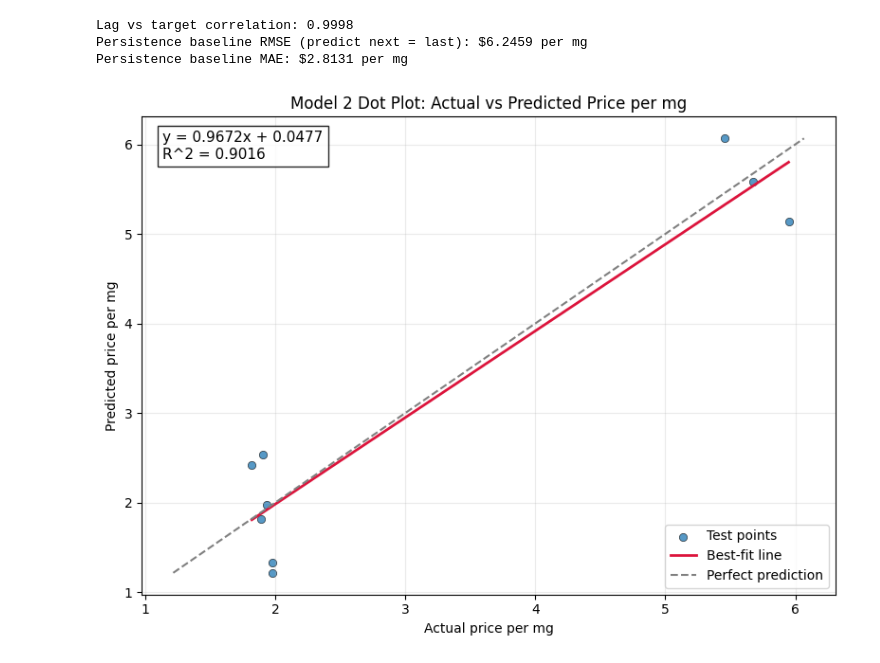
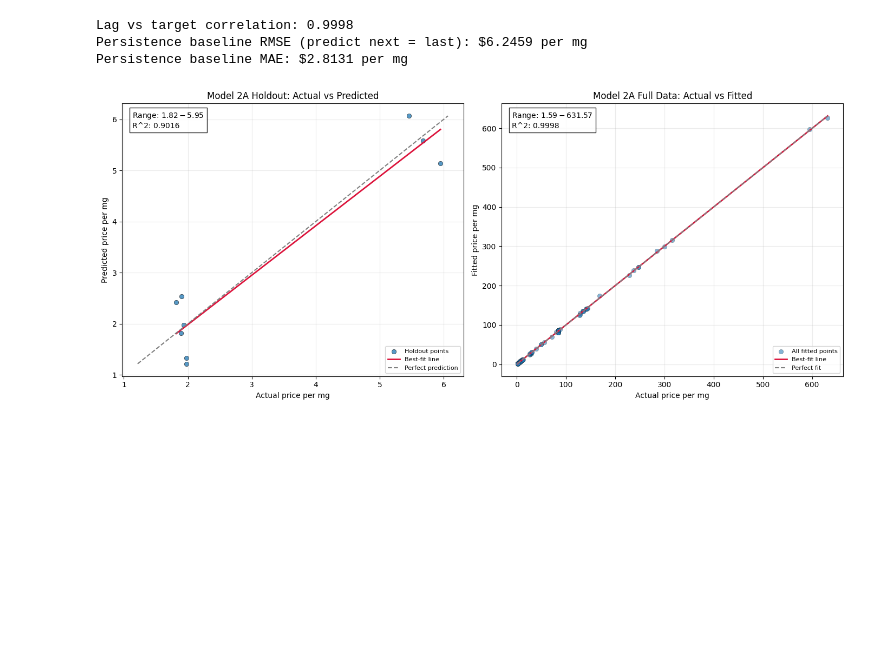
Before and after one commit to remisperando/FDA-dosing, a Jupyter notebook: statistical_testing_price_model.ipynb, the cells around one changed output. Saved outputs shown, nothing was run; the diff lists cells and outputs as text; code cells hidden in the pictures; blank space fills up the shorter version.

Commit message:
more modelling

```diff
--- a/statistical_testing_price_model.ipynb
+++ b/statistical_testing_price_model.ipynb
@@ -616,38 +647,95 @@ Lag vs target correlation: 0.9998
 Persistence baseline RMSE (predict next = last): $6.2459 per mg
 Persistence baseline MAE: $2.8131 per mg
 # %%
-# MODEL 2A visualization: dot plot (actual vs predicted) with equation and R^2
-if 'y2_test' in globals() and 'y2_pred' in globals() and len(y2_test) > 1:
+# MODEL 2A visualization: compare holdout-only vs full-data fitted coverage
+has_holdout = 'y2_test' in globals() and 'y2_pred' in globals() and len(y2_test) > 1
+has_full = 'y2_all' in globals() and 'y2_pred_all' in globals() and len(y2_all) > 1
+
+if has_holdout and has_full:
+    fig, axes = plt.subplots(1, 2, figsize=(14, 6))
+
+    # Left panel: holdout (the stricter validation view)
+    actual_h = np.asarray(y2_test, dtype=float)
+    pred_h = np.asarray(y2_pred, dtype=float)
+    m_h, b_h = np.polyfit(actual_h, pred_h, 1)
+    xh = np.linspace(actual_h.min(), actual_h.max(), 200)
+    yh = m_h * xh + b_h
+
+    axes[0].scatter(actual_h, pred_h, alpha=0.75, edgecolor='black', linewidth=0.5, label='Holdout points')
+    axes[0].plot(xh, yh, color='crimson', linewidth=2, label='Best-fit line')
+    lim_min_h = min(actual_h.min(), pred_h.min())
+    lim_max_h = max(actual_h.max(), pred_h.max())
+    axes[0].plot([lim_min_h, lim_max_h], [lim_min_h, lim_max_h], linestyle='--', color='gray', linewidth=1.5, label='Perfect prediction')
+    axes[0].set_title('Model 2A Holdout: Actual vs Predicted')
+    axes[0].set_xlabel('Actual price per mg')
+    axes[0].set_ylabel('Predicted price per mg')
+    axes[0].grid(alpha=0.25)
+    axes[0].legend(fontsize=8)
+    axes[0].text(
+        0.03, 0.97,
+        f"Range: ${actual_h.min():.2f}-${actual_h.max():.2f}\nR^2: {r2_model2:.4f}",
+        transform=axes[0].transAxes,
+        fontsize=10,
+        va='top',
+        bbox=dict(facecolor='white', alpha=0.85, edgecolor='black')
+    )
+
+    # Right panel: full-data fit (used for per-group prediction coverage)
+    actual_f = np.asarray(y2_all, dtype=float)
+    pred_f = np.asarray(y2_pred_all, dtype=float)
+    m_f, b_f = np.polyfit(actual_f, pred_f, 1)
+    xf = np.linspace(actual_f.min(), actual_f.max(), 200)
+    yf = m_f * xf + b_f
+
+    axes[1].scatter(actual_f, pred_f, alpha=0.55, edgecolor='black', linewidth=0.3, label='All fitted points')
+    axes[1].plot(xf, yf, color='crimson', linewidth=2, label='Best-fit line')
+    lim_min_f = min(actual_f.min(), pred_f.min())
+    lim_max_f = max(actual_f.max(), pred_f.max())
+    axes[1].plot([lim_min_f, lim_max_f], [lim_min_f, lim_max_f], linestyle='--', color='gray', linewidth=1.5, label='Perfect fit')
+    axes[1].set_title('Model 2A Full Data: Actual vs Fitted')
+    axes[1].set_xlabel('Actual price per mg')
+    axes[1].set_ylabel('Fitted price per mg')
+    axes[1].grid(alpha=0.25)
+    axes[1].legend(fontsize=8)
+    axes[1].text(
+        0.03, 0.97,
+        f"Range: ${actual_f.min():.2f}-${actual_f.max():.2f}\nR^2: {r2_model2_all:.4f}",
+        transform=axes[1].transAxes,
+        fontsize=10,
+        va='top',
+        bbox=dict(facecolor='white', alpha=0.85, edgecolor='black')
+    )
+
+    plt.tight_layout()
+    plt.show()
+
+elif has_holdout:
     actual = np.asarray(y2_test, dtype=float)
     predicted = np.asarray(y2_pred, dtype=float)
-
-    # Fit line on the scatter itself: predicted = m * actual + b
     m, b = np.polyfit(actual, predicted, 1)
     x_line = np.linspace(actual.min(), actual.max(), 200)
     y_line = m * x_line + b
 
     plt.figure(figsize=(8, 6))
     plt.scatter(actual, predicted, alpha=0.75, edgecolor='black', linewidth=0.5, label='Test points')
     plt.plot(x_line, y_line, color='crimson', linewidth=2, label='Best-fit line')
-
-    # Reference line for perfect predictions
     lim_min = min(actual.min(), predicted.min())
     lim_max = max(actual.max(), predicted.max())
     plt.plot([lim_min, lim_max], [lim_min, lim_max], linestyle='--', color='gray', linewidth=1.5, label='Perfect prediction')
 
     eq_text = f"y = {m:.4f}x + {b:.4f}"
     r2_text = f"R^2 = {r2_model2:.4f}"
     plt.text(0.03, 0.97, f"{eq_text}\n{r2_text}", transform=plt.gca().transAxes,
              fontsize=11, va='top', bbox=dict(facecolor='white', alpha=0.85, edgecolor='black'))
 
-    plt.title('Model 2 Dot Plot: Actual vs Predicted Price per mg')
+    plt.title('Model 2A Dot Plot: Actual vs Predicted Price per mg (Holdout)')
     plt.xlabel('Actual price per mg')
     plt.ylabel('Predicted price per mg')
     plt.grid(alpha=0.25)
     plt.legend()
     plt.tight_layout()
     plt.show()
 else:
-    print('Run Model 2 first to create y2_test and y2_pred.')
+    print('Run Model 2A first to create holdout and full-data prediction variables.')
 # %% [output]
-[figure, old version]
+[figure, new version]
```
Also changed, not shown: parts of 18 cells of this notebook.
